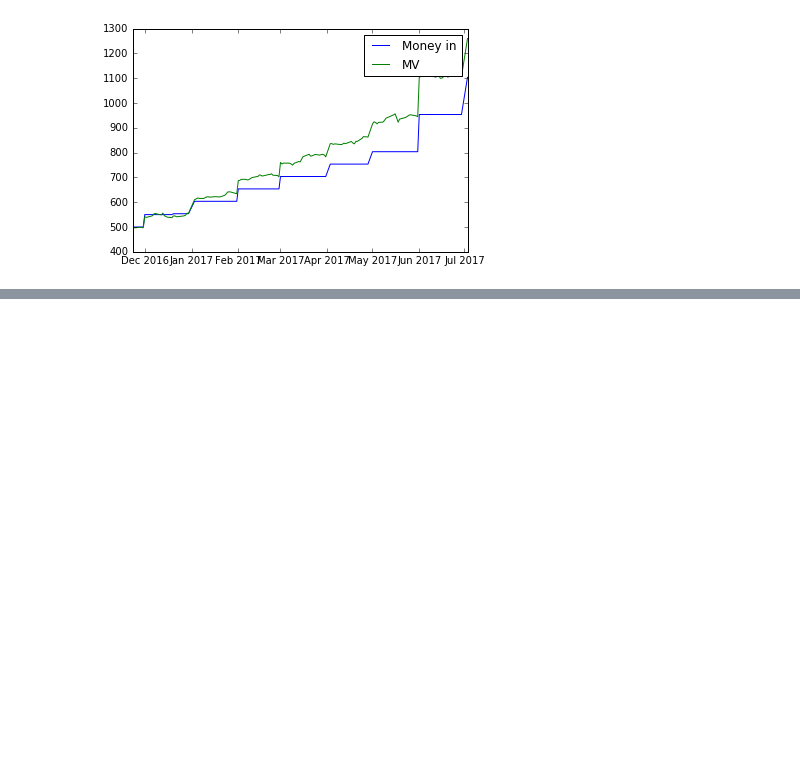
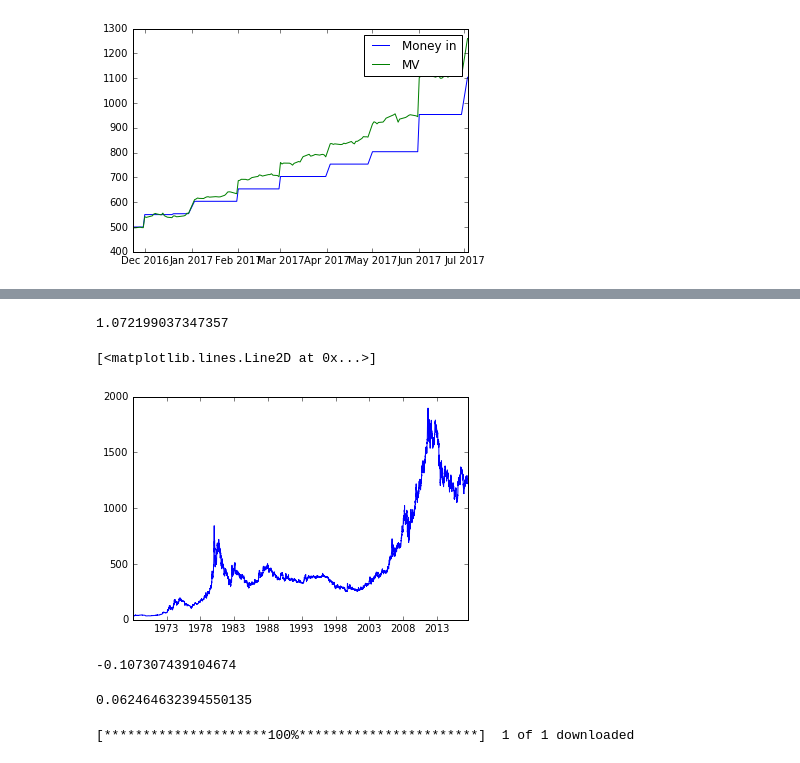
Before and after one commit to jonnance/Returns, a Jupyter notebook: Funds Analysis.ipynb, the cells around one changed output, grey strips where cells are left out. Saved outputs shown, nothing was run; the diff lists cells and outputs as text; code cells hidden in the pictures; blank space fills up the shorter version.

```diff
--- a/Funds Analysis.ipynb
+++ b/Funds Analysis.ipynb
@@ -93,0 +165,27 @@ df.to_csv('H:/GIM Strategy and Execution/data.csv')
+# %%
+240.58002/224.38
+# %% [output]
+1.072199037347357
+# %%
+import quandl as qd
+token = 'xctpYxnt6ybGXRUihmLT'
+GLD = qd.get("LBMA/GOLD", authtoken=token)
+# %%
+GLD = GLD['USD (AM)']
+# %%
+plt.plot(GLD)
+# %% [output]
+[<matplotlib.lines.Line2D at 0x...>]
+[figure, added]
+# %%
+GLD.loc[GLD.index == '2017-07-07'].values[0]/ GLD.loc[GLD.index == '2016-07-07'].values[0] - 1
+# %% [output]
+-0.107307439104674
+# %%
+GLD.loc[GLD.index == '2017-07-07'].values[0]/ GLD.loc[GLD.index == '2017-01-03'].values[0] - 1
+# %% [output]
+0.062464632394550135
+# %%
+sp500 = web.get_data_yahoo('^GSPC', '1970-01-01')
+# %% [output]
+[*********************100%***********************]  1 of 1 downloaded
```
Also changed, not shown: parts of 26 cells of this notebook.
